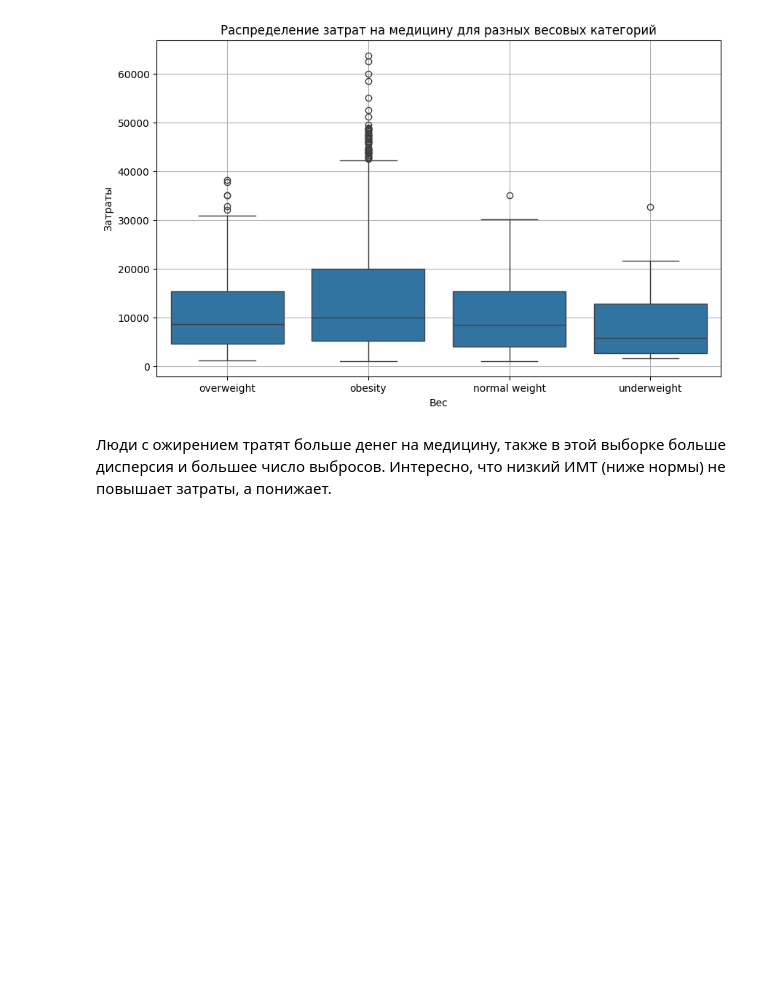
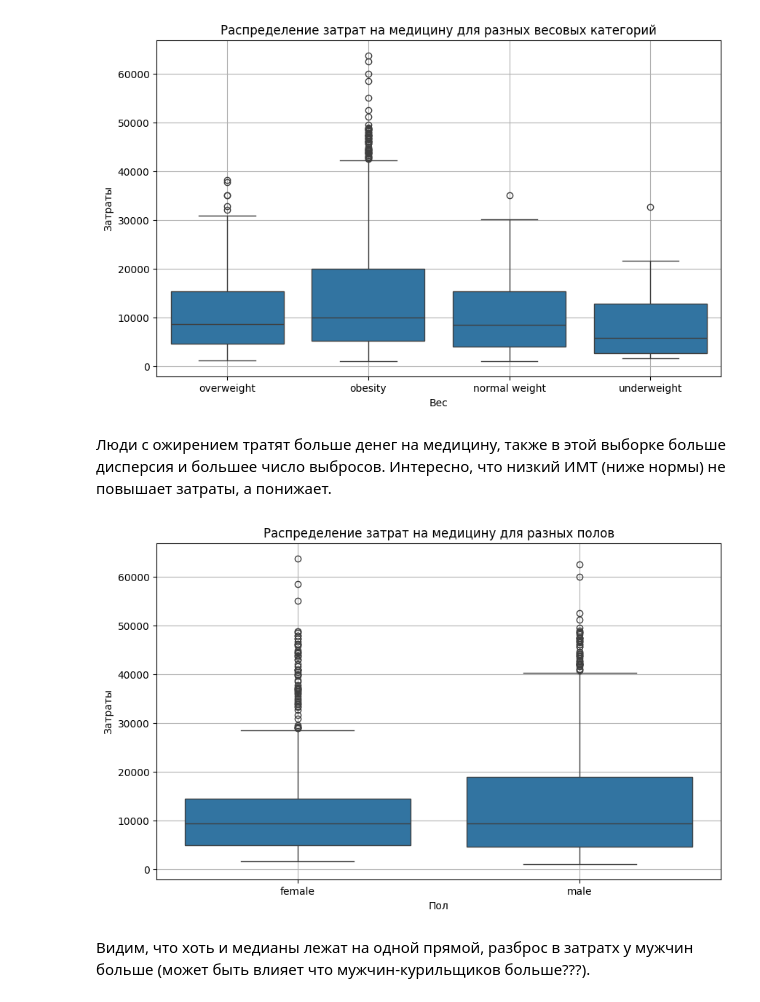
Before and after one commit to TeroL1/Analytics, a Jupyter notebook: Graphics.ipynb, the cells around one changed output. Cells and saved outputs as stored; diff of their text form; code cells hidden in the pictures; blank space fills up the shorter version.

```diff
--- a/Graphics.ipynb
+++ b/Graphics.ipynb
@@ -185,3 +185,15 @@ plt.show()
 [figure]
 # %% [markdown]
 Люди с ожирением тратят больше денег на медицину, также в этой выборке больше дисперсия и большее число выбросов. Интересно, что низкий ИМТ (ниже нормы) не повышает затраты, а понижает.
+# %%
+plt.figure(figsize=(10, 6))
+sns.boxplot(data=dframe, x="sex", y="charges")
+plt.grid()
+plt.title("Распределение затрат на медицину для разных полов")
+plt.xlabel('Пол')
+plt.ylabel('Затраты')
+plt.show()
+# %% [output]
+[figure, added]
+# %% [markdown]
+Видим, что хоть и медианы лежат на одной прямой, разброс в затратх у мужчин больше (может быть влияет что мужчин-курильщиков больше???).
```
Also changed, not shown: 1 other file.
